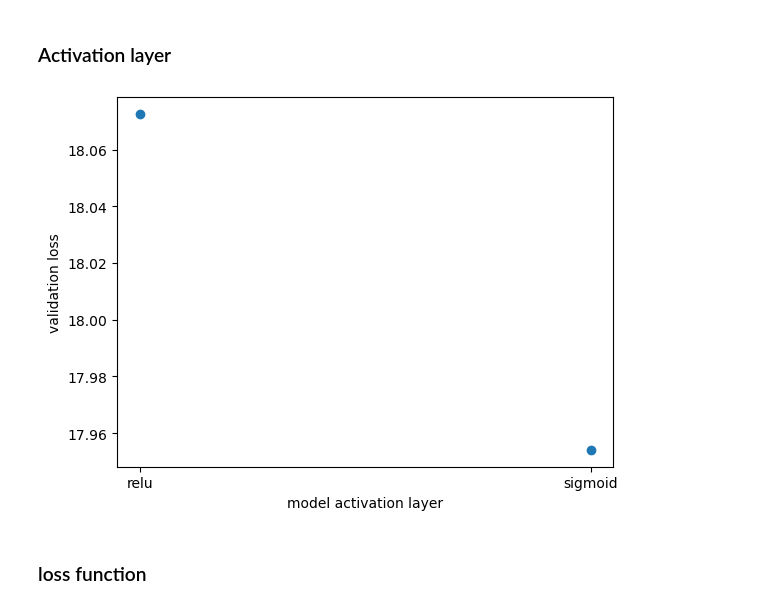
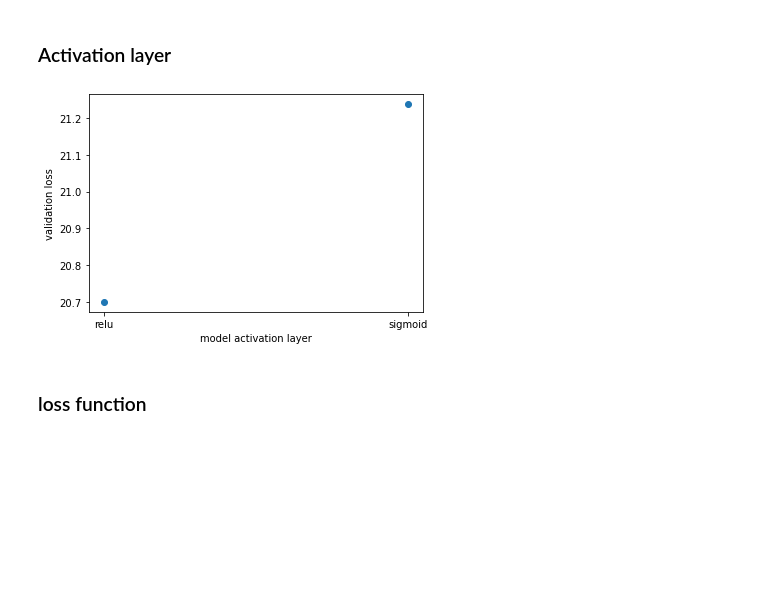
Before and after one commit to Cindyhui22/CS412_project, a Jupyter notebook: CS412_project_mlp.ipynb, the cells around one changed output. Cells and saved outputs as stored; diff of their text form; code cells hidden in the pictures; blank space fills up the shorter version.

```diff
--- a/CS412_project_mlp.ipynb
+++ b/CS412_project_mlp.ipynb
@@ -126,8 +125,8 @@ class Trainer:
         valid_p = self._torch_datap(self.X_val, self.y_val)
 
         # Prepare data
-        train_dl = torch.utils.data.DataLoader(training_p, self.batch_size)
-        val_dl = torch.utils.data.DataLoader(valid_p)
+        train_dl = torch.utils.data.DataLoader(training_p, self.batch_size, pin_memory=True)
+        val_dl = torch.utils.data.DataLoader(valid_p, self.batch_size, pin_memory=True)
 
         self.train_losses = []
         self.val_losses = []
@@ -272,7 +271,7 @@ plt.show()
 ### Width
 # %%
 # para initialize
-data_size = 100 #=======================
+data_size = 100000
 batch_size = 10
 n_epochs = 3
 checkpoint_frequency = 1
@@ -301,8 +300,8 @@ for w in range(width_array.shape[0]):
         data_size,
         X_training,
         y_training,
-        X_val.iloc[0:data_size,:],
-        y_val.iloc[0:data_size],
+        X_val,
+        y_val,
         loss_func,
         checkpoint_frequency,
         model_dir,
@@ -324,7 +323,7 @@ plt.show()
 ### Activation layer
 # %%
 # para initialize
-data_size = 100 #===============================================
+data_size = 100000
 batch_size = 10
 n_epochs = 3
 checkpoint_frequency = 1
@@ -343,36 +342,36 @@ model_loss = []
 act_name = np.array(['relu', 'sigmoid'])
 for a in range(act_array.shape[0]):
     model = MLP(width = width, active_func = act_array[a])
     model_name = ('/act_%s'% act_name[a])
     path_dir = model_dir + model_name
     if not os.path.exists(path_dir):
         os.mkdir(path_dir)
     optimizer = torch.optim.SGD(model.parameters(), lr=learning_rate)
     trainer = Trainer(
         model,
         n_epochs,
         data_size,
         X_training,
         y_training,
-        X_val.iloc[0:data_size,:],
-        y_val.iloc[0:data_size],
+        X_val,
+        y_val,
         loss_func,
         checkpoint_frequency,
         model_dir,
         optimizer,
         batch_size,
         device,
         model_name,
         )
     train_losses, val_losses = trainer.fit_and_evaluate()
     model_loss.append(np.array(val_losses).min())
 
 plt.plot(act_name, model_loss, 'o')
 plt.xlabel('model activation layer')
 plt.ylabel('validation loss')
 plt.show()
 # %% [output]
-[figure, old version]
+[figure, new version]
 # %% [markdown]
 ### loss function
 # %%
```
Also changed, not shown: parts of 9 cells of this notebook.
